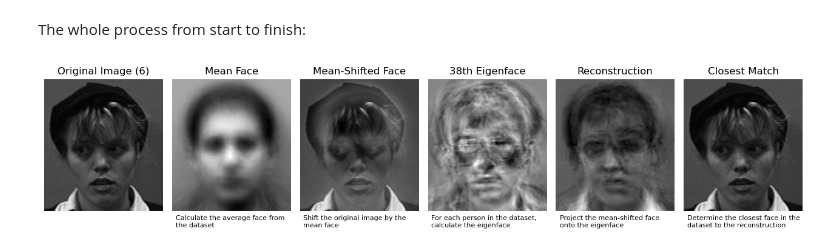
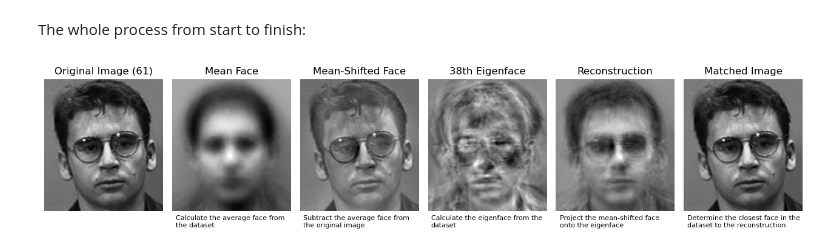
Before and after one commit to EthanRCT/Projects, a Jupyter notebook: Facial Recognition/FacialRecognition.ipynb, the cells around one changed output. Drawn from its saved outputs; the diff is of its cells as text; code cells hidden in the pictures.

```diff
--- a/Facial Recognition/FacialRecognition.ipynb
+++ b/Facial Recognition/FacialRecognition.ipynb
@@ -171,6 +171,18 @@ Because the method ignores less significant facial features, it is also usually
 naïve method.
 
 The first step of the algorithm is to shift the images by the mean face. Shifting a set of data by the mean exaggerates the distinguishing features of each entry, skewing an unknown image to look more like images in the dataset.
+# %%
+def reshape(image, m=200, n=180):
+    '''Reshape an image'''
+    return np.reshape(image,(m,n))
+
+def plot_face(image, position, title, columns=6, text=None, text_loc=None):
+    plt.subplot(1,columns, position)
+    plt.imshow(image, cmap="gray")
+    plt.axis("off")
+    plt.title(title)
+    if text is not None:
+        plt.gcf().text(text_loc, .72, text, fontsize=8)
 # %%
 img = get_faces()
 rand_int = random.randint(0,152)
@@ -204,57 +205,24 @@ The whole process from start to finish:
 # %%
 img = get_faces()
 rand_int = random.randint(0,152)
 m, n = 200, 180
 obj = FacialRec()
 
-def reshape(image):
-    return np.reshape(image,(m,n))
-
 # Plots
-
-# Original Image
-ax1 = plt.subplot(161)
-plt.axis("off")
-ax1.imshow(reshape(obj.F.T[rand_int]), cmap="gray")
-ax1.set_title(f"Original Image ({rand_int})")
-
-ax2 = plt.subplot(162)
-plt.axis("off")
-ax2.imshow(reshape(obj.mu), cmap="gray")
-ax2.set_title("Mean Face")
-plt.gcf().text(.363, .72, 'Calculate the average face from\nthe dataset', fontsize=8)
-
-ax3 = plt.subplot(163)
-plt.axis("off")
-ax3.imshow(reshape(obj.Fbar.T[rand_int]), cmap="gray")
-ax3.set_title("Mean-Shifted Face")
-plt.gcf().text(.69, .72, 'Shift the original image by the\nmean face', fontsize=8)
+plot_face(reshape(obj.F.T[rand_int]), 1, f"Original Image ({rand_int})")
+plot_face(reshape(obj.mu), 2, "Mean Face", text="Calculate the average face from\nthe dataset", text_loc=.363)
+plot_face(reshape(obj.Fbar.T[rand_int]), 3, "Mean-Shifted Face", text="Subtract the average face from\nthe original image", text_loc=.69)
 
 s=38
-
 image1 = obj.Fbar.T[rand_int].T
 s_proj1 = obj.project(image1, s)
 reconstruct1 = (obj.U[:,:s] @ s_proj1) + obj.mu
 
-ax6 = plt.subplot(164)
-plt.axis("off")
-ax6.imshow(reshape(obj.U.T[38]), cmap="gray")
-ax6.set_title("38th Eigenface")
-plt.gcf().text(1.02, .72, 'For each person in the dataset,\ncalculate the eigenface', fontsize=8)
-
-ax4 = plt.subplot(165)
-plt.axis("off")
-ax4.imshow(reshape(reconstruct1), cmap="gray")
-ax4.set_title("Reconstruction")
-plt.gcf().text(1.351, .72, 'Project the mean-shifted face\nonto the eigenface', fontsize=8)
-
-ax4 = plt.subplot(166)
-plt.axis("off")
-ax4.imshow(reshape(obj.match(obj.F.T[rand_int])), cmap="gray")
-ax4.set_title("Closest Match")
-plt.gcf().text(1.68, .72, 'Determine the closest face in the \ndataset to the reconstruction', fontsize=8)
+plot_face(reshape(obj.U.T[38]), 4, "38th Eigenface", text="Calculate the eigenface from the\ndataset", text_loc=1.02)
+plot_face(reshape(reconstruct1), 5, "Reconstruction", text='Project the mean-shifted face\nonto the eigenface', text_loc=1.351)
+plot_face(reshape(obj.match(obj.F.T[rand_int])), 6, "Matched Image", text="Determine the closest face in the \ndataset to the reconstruction", text_loc=1.68)
 
 plt.tight_layout(rect=(0, 0, 2, 2))
 plt.show()
 # %% [output]
-[figure, old version]
+[figure, new version]
```
Also changed, not shown: parts of 2 cells of this notebook.
